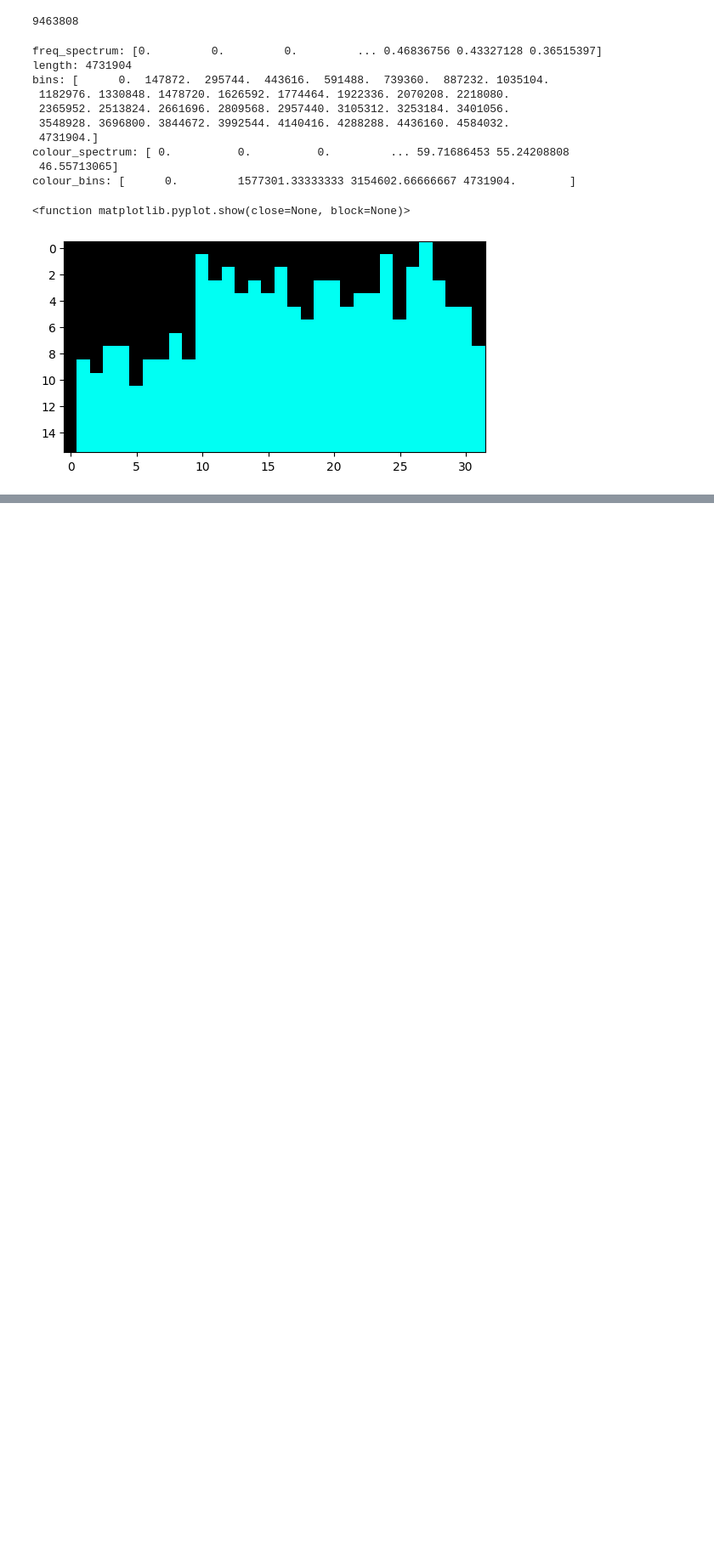
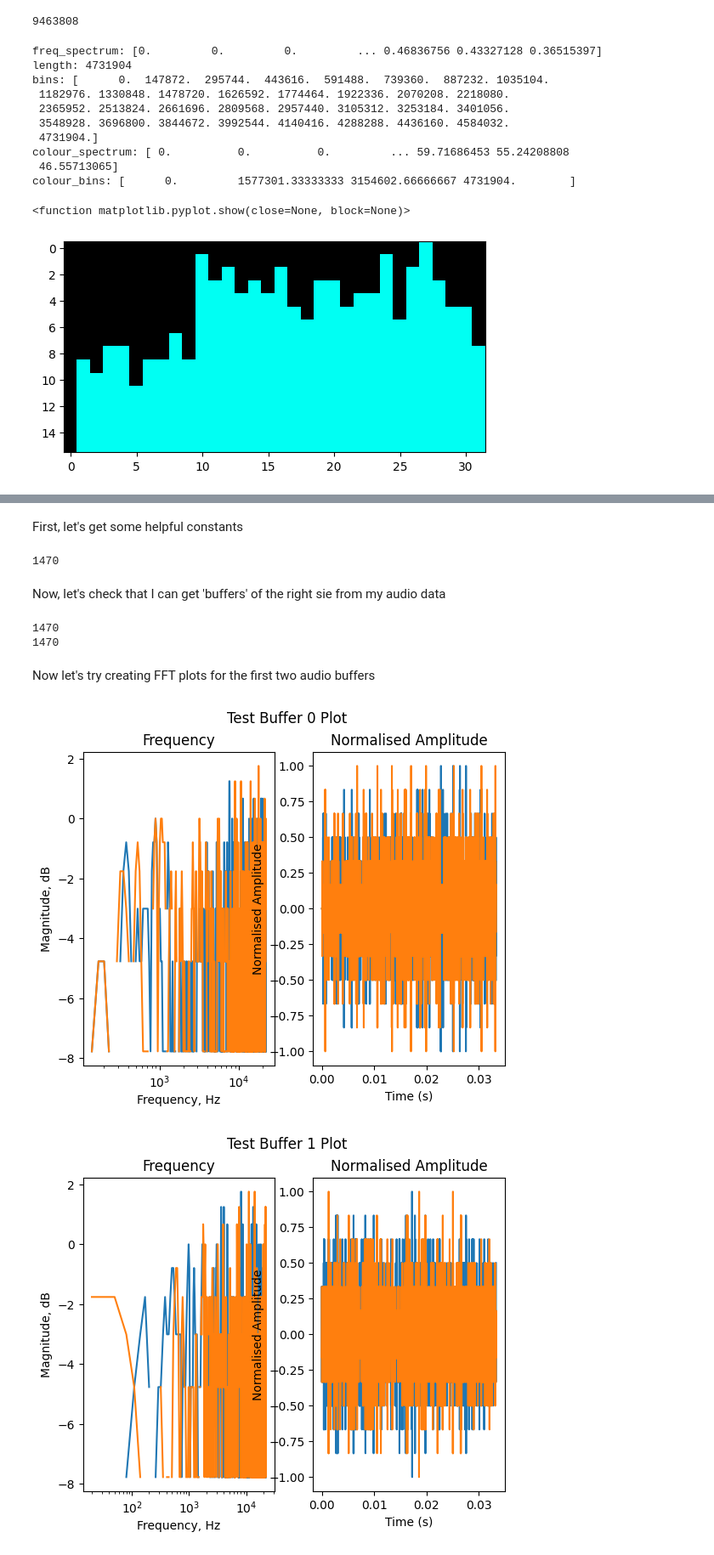
Before and after one commit to rt5-tp/low-res_fft_proto, a Jupyter notebook: Animation_Tests.ipynb, the cells around one changed output, grey strips where cells are left out. Shown at 85% size. Drawn from its saved outputs; the diff is of its cells as text; code cells hidden in the pictures; blank space fills up the shorter version.

```diff
--- a/Animation_Tests.ipynb
+++ b/Animation_Tests.ipynb
@@ -118,0 +121,54 @@ plt.show
+# %% [markdown]
+First, let's get some helpful constants
+# %%
+Fs_audio = srate
+Fs_video  = 30
+
+out_path = "Test_out.mp4"
+
+n_frame = Fs_audio//Fs_video # Number of audio samples per frame
+
+n_frames = len(data)//n_frame
+
+print(n_frame)
+# %% [output]
+1470
+# %% [markdown]
+Now, let's check that I can get 'buffers' of the right sie from my audio data
+# %%
+for i in range(2):
+    ptr = i*(n_frame)
+    buffer = data[ptr:ptr+n_frame,0]
+    print(len(buffer))
+# %% [output]
+1470
+1470
+# %% [markdown]
+Now let's try creating FFT plots for the first two audio buffers
+# %%
+for i in range(2):
+    ptr = i*(n_frame)
+    buffer = data[ptr:ptr+n_frame,:]
+
+    plotter = SignalPlotter(Fs_audio,buffer)
+
+    x_plotter = np.linspace(20, plotter.srate/2, len(plotter.freqSignal()))
+
+    fig3, (ax1, ax2) = plt.subplots(1,2)
+    fig3.suptitle("Test Buffer "+str(i)+" Plot")
+    freq_plot = 10*np.log10(np.abs(plotter.freqSignal()))
+    ax1.plot(x_plotter, freq_plot)
+    ax2.plot(plotter.t, plotter.normSignal())
+
+    ax1.set_xscale('log')
+    # ax2.set_xscale('log')
+    ax1.set_xlabel("Frequency, Hz")
+    ax1.set_ylabel("Magnitude, dB")
+    ax2.set_xlabel("Time (s)")
+    ax2.set_ylabel("Normalised Amplitude")
+    ax1.set_title("Frequency")
+    ax2.set_title("Normalised Amplitude")
+    plt.show()
+# %% [output]
+[figure, added]
+[figure, added]
```
Also changed, not shown: parts of 10 cells of this notebook.
